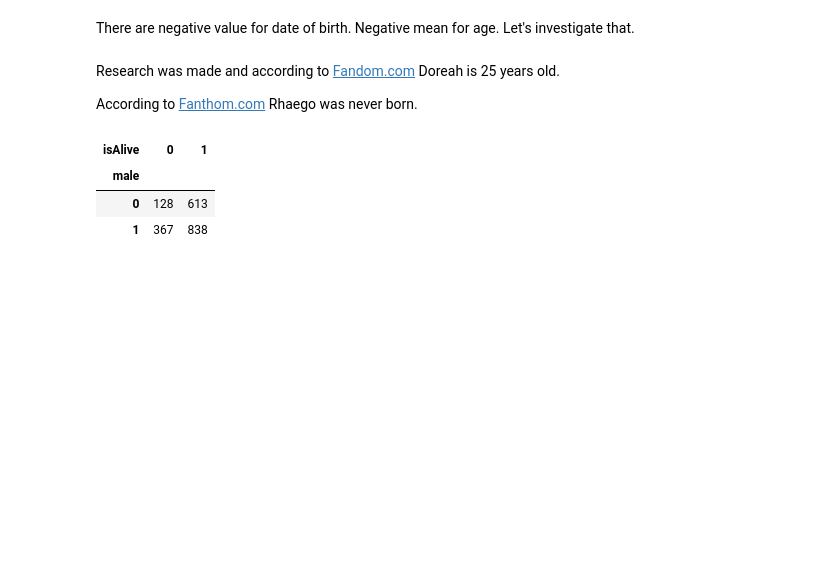
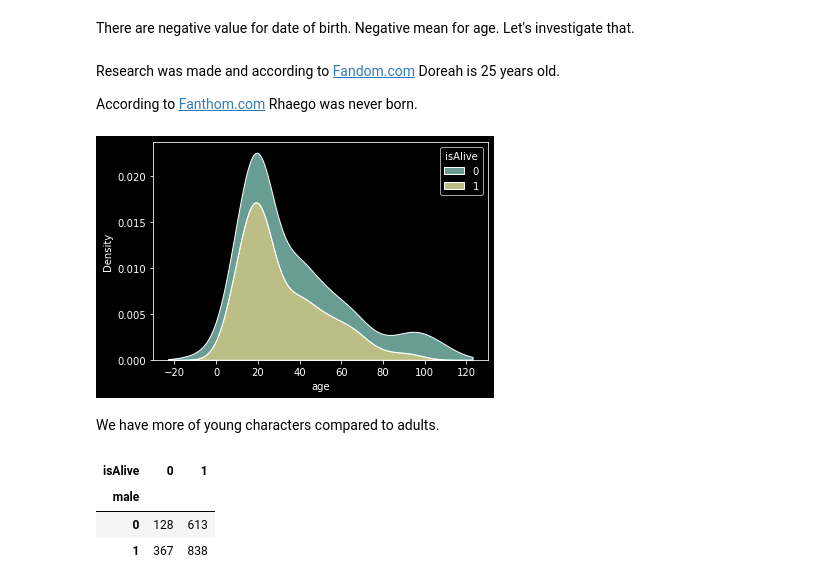
Before and after one commit to TelRich/GOT_Character_Death_Prediction, a Jupyter notebook: got_prjt_v5.ipynb, the cells around one changed output. Saved outputs shown, nothing was run; the diff lists cells and outputs as text; code cells hidden in the pictures; blank space fills up the shorter version.

```diff
--- a/got_prjt_v5.ipynb
+++ b/got_prjt_v5.ipynb
@@ -169,6 +172,13 @@ char = char_pred.copy()
 # Replacing the age
 char.loc[1684, 'age'] = 25.0
 char.loc[1868, 'age'] = 0.0
+# %%
+sb.kdeplot(data=char, x='age', hue='isAlive', multiple='stack')
+plt.show()
+# %% [output]
+[figure, added]
+# %% [markdown]
+We have more of young characters compared to adults.
 # %%
 pd.crosstab(char.male, char.isAlive)
 # %% [output]
```
Also changed, not shown: parts of 5 cells of this notebook.
